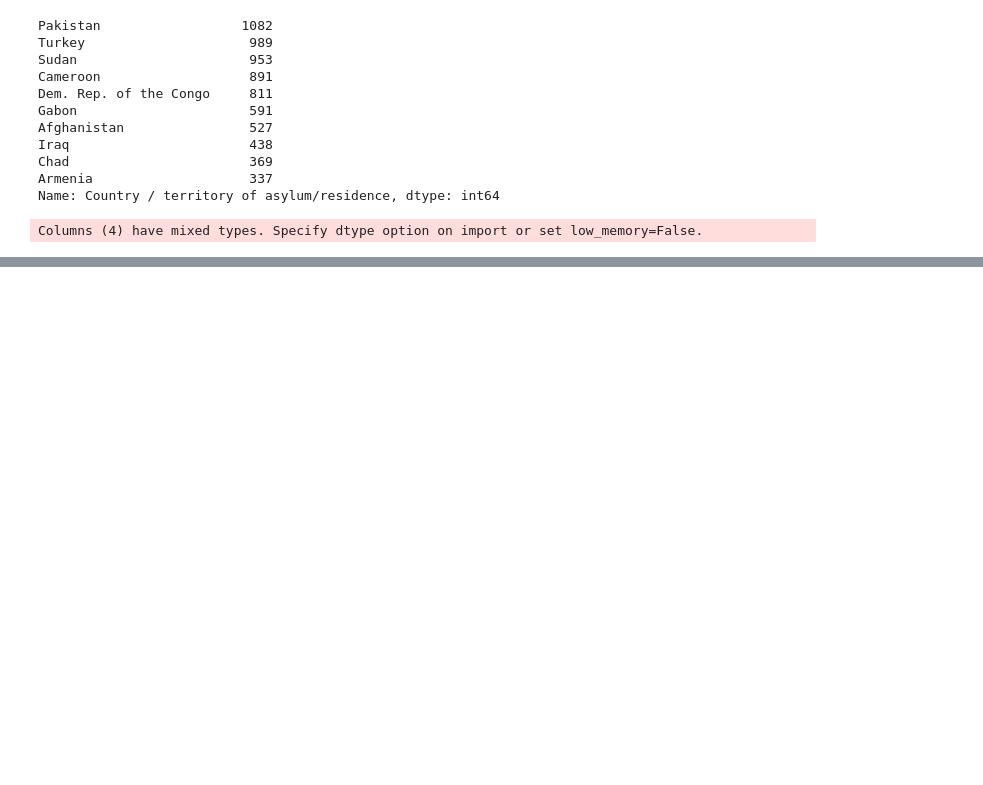
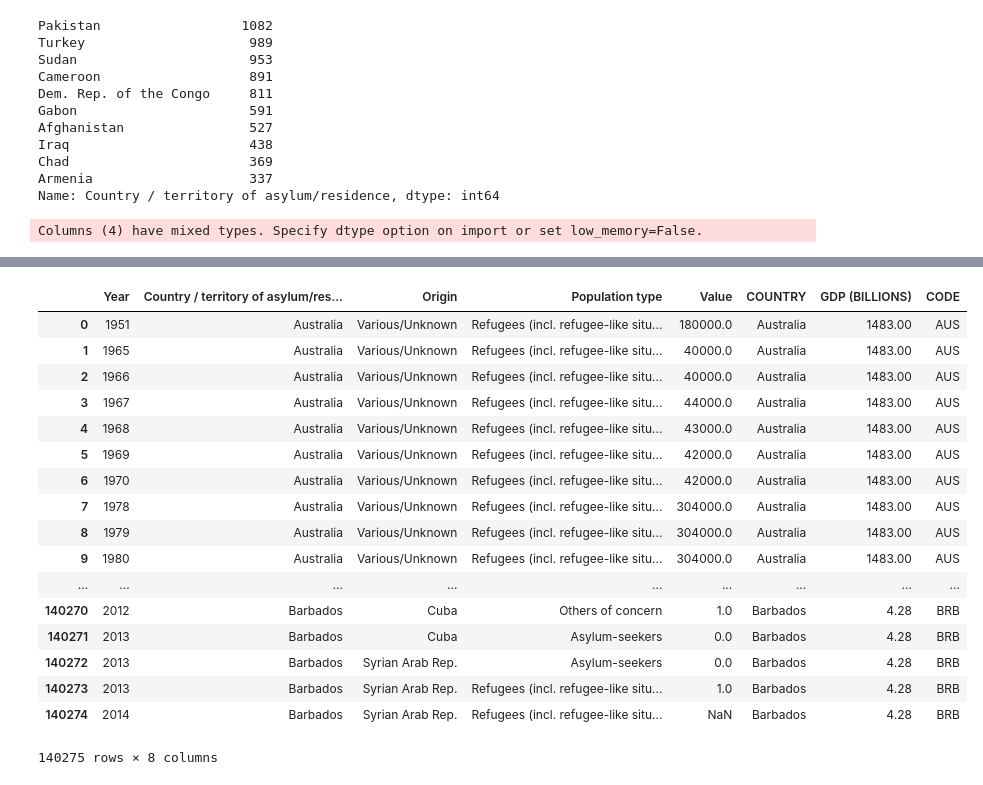
Before and after one commit to cwczarnik/Refugee_Study, a Jupyter notebook: Untitled1.ipynb, the cells around one changed output, grey strips where cells are left out. Drawn from its saved outputs; the diff is of its cells as text; code cells hidden in the pictures; blank space fills up the shorter version.

```diff
--- a/Untitled1.ipynb
+++ b/Untitled1.ipynb
@@ -198,0 +217,2 @@ py.dashboard_ops.upload(my_dboard, filename='Refugee Analysis')
+# %%
+df = pd.read_csv('https://raw.githubusercontent.com/plotly/datasets/master/2014_world_gdp_with_codes.csv')
@@ -198,0 +228,21 @@ py.dashboard_ops.upload(my_dboard, filename='Refugee Analysis')
+# %%
+pd.merge(data_2,df,left_on = 'Country / territory of asylum/residence',right_on='COUNTRY')
+# %% [output]
+|  | Year | Country / territory of asylum/res... | Origin | Population type | Value | COUNTRY | GDP (BILLIONS) | CODE |
+| 0 | 1951 | Australia | Various/Unknown | Refugees (incl. refugee-like situ... | 180000.0 | Australia | 1483.00 | AUS |
+| 1 | 1965 | Australia | Various/Unknown | Refugees (incl. refugee-like situ... | 40000.0 | Australia | 1483.00 | AUS |
+| 2 | 1966 | Australia | Various/Unknown | Refugees (incl. refugee-like situ... | 40000.0 | Australia | 1483.00 | AUS |
+| 3 | 1967 | Australia | Various/Unknown | Refugees (incl. refugee-like situ... | 44000.0 | Australia | 1483.00 | AUS |
+| 4 | 1968 | Australia | Various/Unknown | Refugees (incl. refugee-like situ... | 43000.0 | Australia | 1483.00 | AUS |
+| 5 | 1969 | Australia | Various/Unknown | Refugees (incl. refugee-like situ... | 42000.0 | Australia | 1483.00 | AUS |
+| 6 | 1970 | Australia | Various/Unknown | Refugees (incl. refugee-like situ... | 42000.0 | Australia | 1483.00 | AUS |
+| 7 | 1978 | Australia | Various/Unknown | Refugees (incl. refugee-like situ... | 304000.0 | Australia | 1483.00 | AUS |
+| 8 | 1979 | Australia | Various/Unknown | Refugees (incl. refugee-like situ... | 304000.0 | Australia | 1483.00 | AUS |
+| 9 | 1980 | Australia | Various/Unknown | Refugees (incl. refugee-like situ... | 304000.0 | Australia | 1483.00 | AUS |
+| ... | ... | ... | ... | ... | ... | ... | ... | ... |
+| 140270 | 2012 | Barbados | Cuba | Others of concern | 1.0 | Barbados | 4.28 | BRB |
+| 140271 | 2013 | Barbados | Cuba | Asylum-seekers | 0.0 | Barbados | 4.28 | BRB |
+| 140272 | 2013 | Barbados | Syrian Arab Rep. | Asylum-seekers | 0.0 | Barbados | 4.28 | BRB |
+| 140273 | 2013 | Barbados | Syrian Arab Rep. | Refugees (incl. refugee-like situ... | 1.0 | Barbados | 4.28 | BRB |
+| 140274 | 2014 | Barbados | Syrian Arab Rep. | Refugees (incl. refugee-like situ... | NaN | Barbados | 4.28 | BRB |
+140275 rows × 8 columns
```
Also changed, not shown: parts of 7 cells of this notebook.
